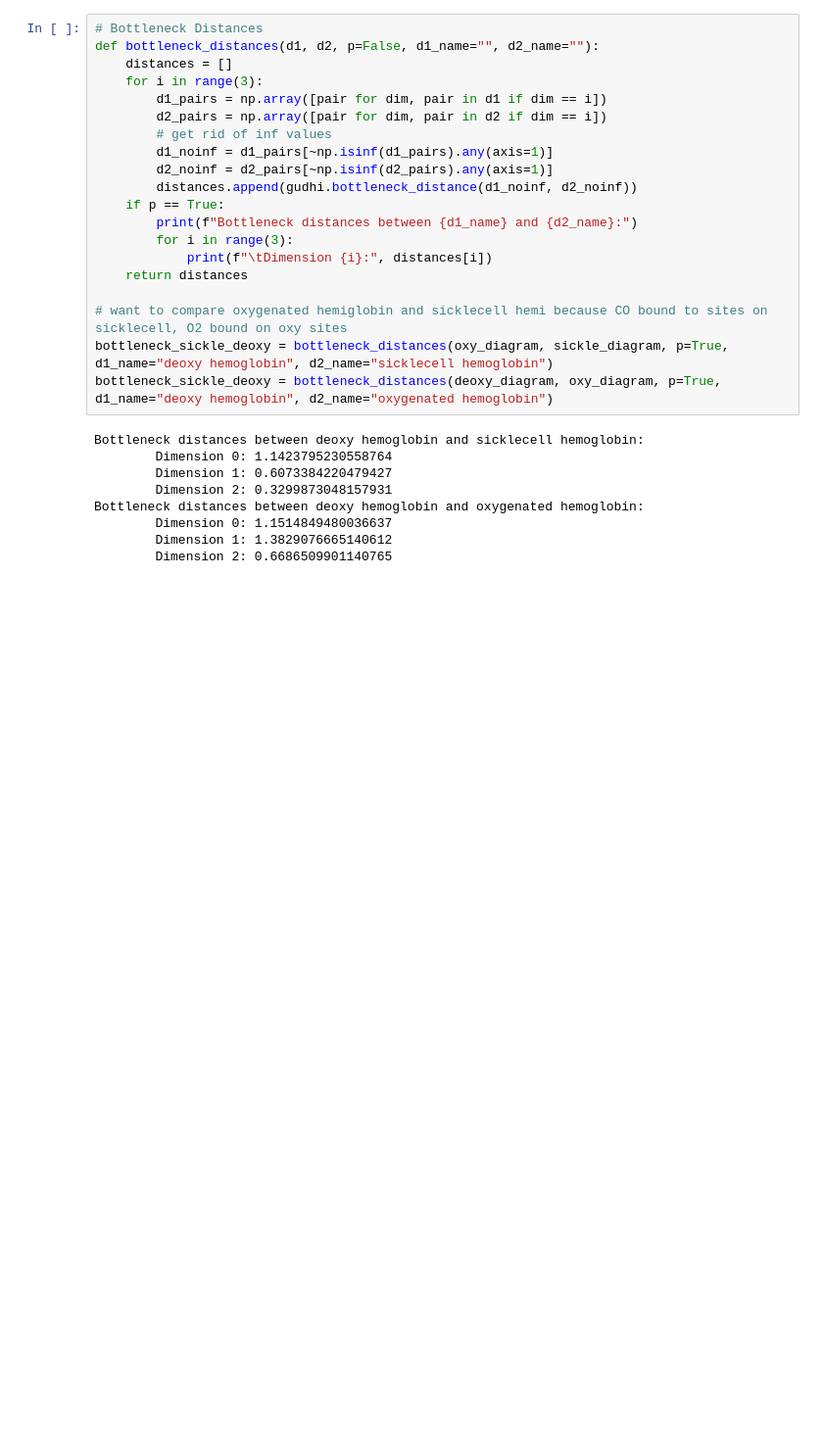
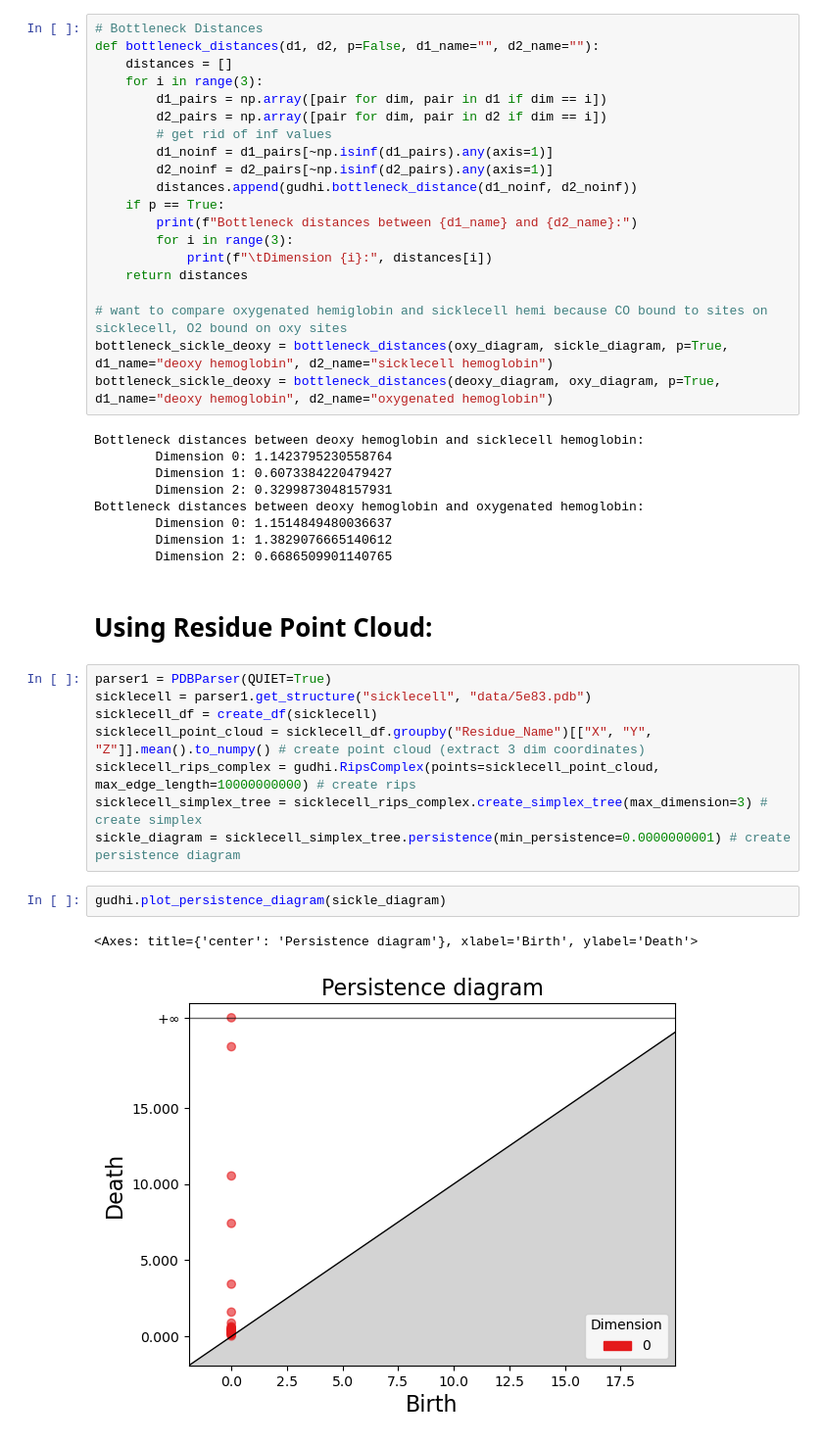
Before and after one commit to aliciabierly/cs410_finalproject, a Jupyter notebook: cs_new4101.ipynb, the cells around one changed output. Shown: that part at 98% size. Cells and saved outputs as stored; diff of their text form; blank space fills up the shorter version.

Commit message:
"Making residue point cloud"

```diff
--- a/cs_new4101.ipynb
+++ b/cs_new4101.ipynb
@@ -117,3 +119,18 @@ Bottleneck distances between deoxy hemoglobin and oxygenated hemoglobin:
         Dimension 0: 1.1514849480036637
         Dimension 1: 1.3829076665140612
         Dimension 2: 0.6686509901140765
+# %% [markdown]
+# Using Residue Point Cloud:
+# %%
+parser1 = PDBParser(QUIET=True)
+sicklecell = parser1.get_structure("sicklecell", "data/5e83.pdb")
+sicklecell_df = create_df(sicklecell)
+sicklecell_point_cloud = sicklecell_df.groupby("Residue_Name")[["X", "Y", "Z"]].mean().to_numpy() # create point cloud (extract 3 dim coordinates)
+sicklecell_rips_complex = gudhi.RipsComplex(points=sicklecell_point_cloud, max_edge_length=10000000000) # create rips
+sicklecell_simplex_tree = sicklecell_rips_complex.create_simplex_tree(max_dimension=3) # create simplex
+sickle_diagram = sicklecell_simplex_tree.persistence(min_persistence=0.0000000001) # create persistence diagram
+# %%
+gudhi.plot_persistence_diagram(sickle_diagram)
+# %% [output]
+<Axes: title={'center': 'Persistence diagram'}, xlabel='Birth', ylabel='Death'>
+[figure, added]
```
Also changed, not shown: parts of 2 cells of this notebook.
